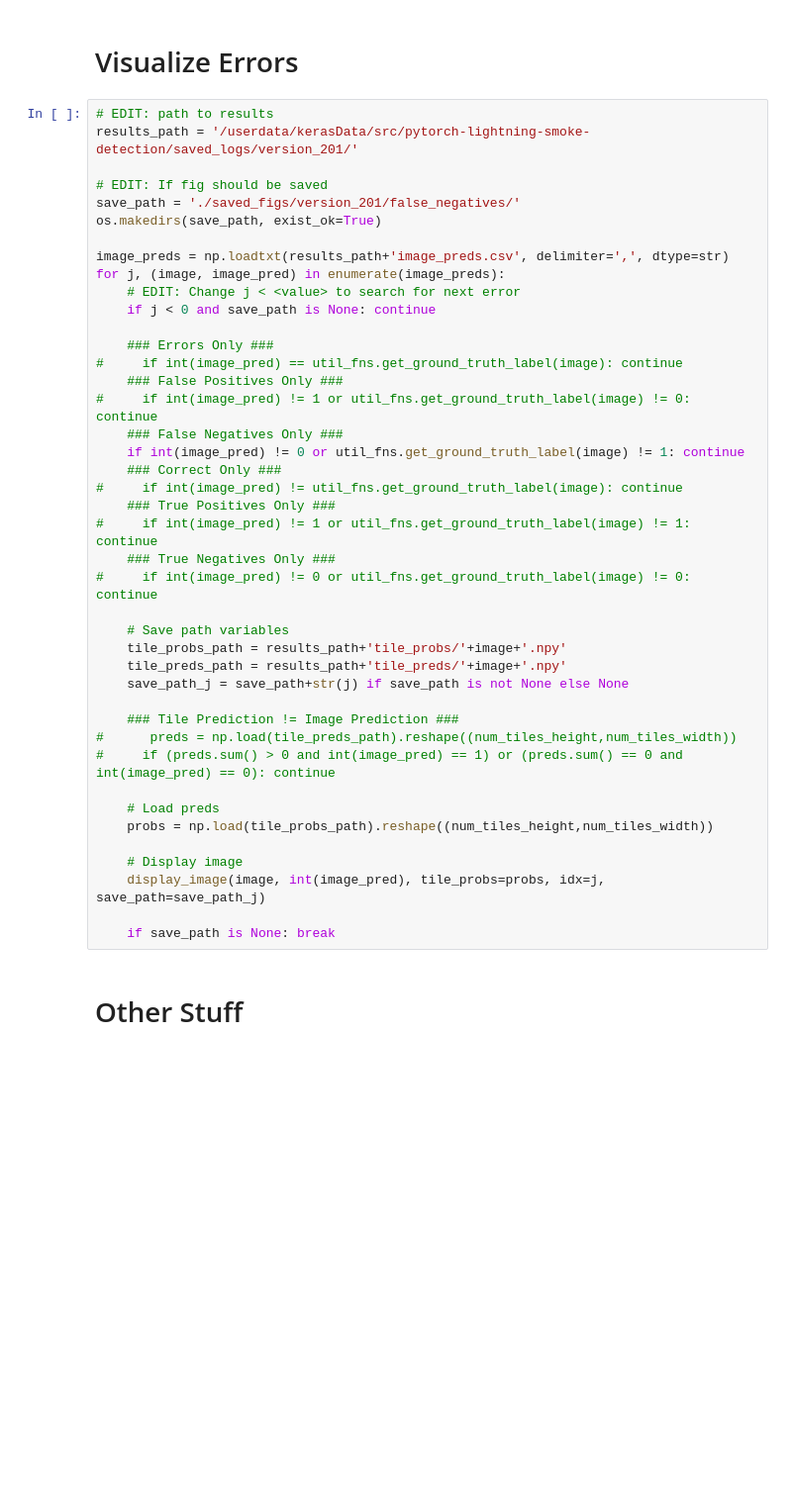
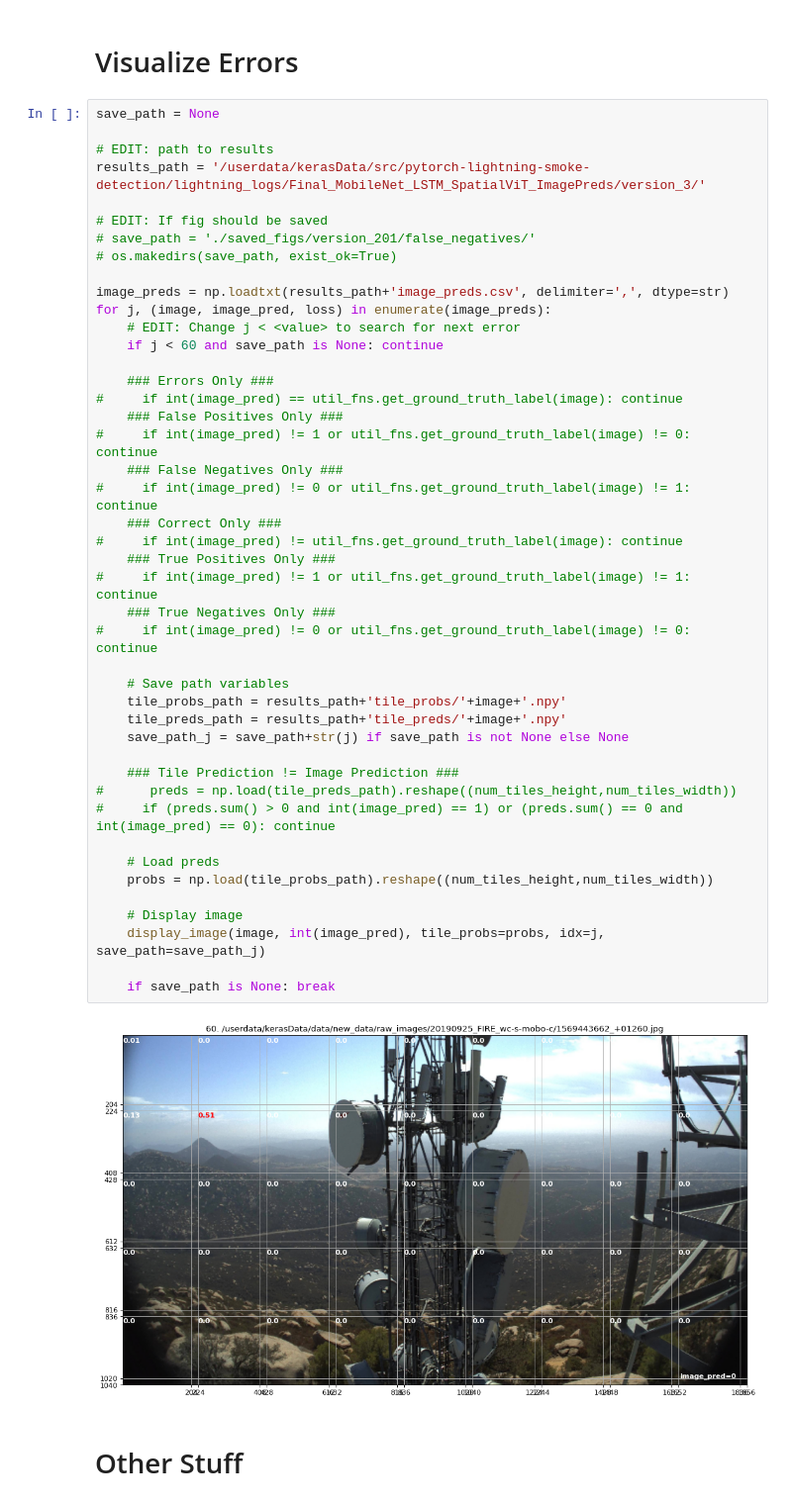
Before and after one commit to shreyasar2202/smoke-detection-smokeynet, a Jupyter notebook: visual_analysis.ipynb, the cells around one changed output. Shown at 99% size. Saved outputs shown, nothing was run; the diff lists cells and outputs as text; blank space fills up the shorter version.

```diff
--- a/visual_analysis.ipynb
+++ b/visual_analysis.ipynb
@@ -141,47 +141,51 @@ def display_raw_labels(filename):
 # %% [markdown]
 # Visualize Errors
 # %%
+save_path = None
+
 # EDIT: path to results
-results_path = '/userdata/kerasData/src/pytorch-lightning-smoke-detection/saved_logs/version_201/'
+results_path = '/userdata/kerasData/src/pytorch-lightning-smoke-detection/lightning_logs/Final_MobileNet_LSTM_SpatialViT_ImagePreds/version_3/'
 
 # EDIT: If fig should be saved
-save_path = './saved_figs/version_201/false_negatives/'
-os.makedirs(save_path, exist_ok=True)
+# save_path = './saved_figs/version_201/false_negatives/'
+# os.makedirs(save_path, exist_ok=True)
 
 image_preds = np.loadtxt(results_path+'image_preds.csv', delimiter=',', dtype=str)
-for j, (image, image_pred) in enumerate(image_preds):
+for j, (image, image_pred, loss) in enumerate(image_preds):
     # EDIT: Change j < <value> to search for next error
-    if j < 0 and save_path is None: continue
+    if j < 60 and save_path is None: continue
 
     ### Errors Only ###
 #     if int(image_pred) == util_fns.get_ground_truth_label(image): continue
     ### False Positives Only ###
 #     if int(image_pred) != 1 or util_fns.get_ground_truth_label(image) != 0: continue
     ### False Negatives Only ###
-    if int(image_pred) != 0 or util_fns.get_ground_truth_label(image) != 1: continue
+#     if int(image_pred) != 0 or util_fns.get_ground_truth_label(image) != 1: continue
     ### Correct Only ###
 #     if int(image_pred) != util_fns.get_ground_truth_label(image): continue
     ### True Positives Only ###
 #     if int(image_pred) != 1 or util_fns.get_ground_truth_label(image) != 1: continue
     ### True Negatives Only ###
 #     if int(image_pred) != 0 or util_fns.get_ground_truth_label(image) != 0: continue
 
     # Save path variables
     tile_probs_path = results_path+'tile_probs/'+image+'.npy'
     tile_preds_path = results_path+'tile_preds/'+image+'.npy'
     save_path_j = save_path+str(j) if save_path is not None else None
 
     ### Tile Prediction != Image Prediction ###
 #      preds = np.load(tile_preds_path).reshape((num_tiles_height,num_tiles_width))
 #     if (preds.sum() > 0 and int(image_pred) == 1) or (preds.sum() == 0 and int(image_pred) == 0): continue
 
     # Load preds
     probs = np.load(tile_probs_path).reshape((num_tiles_height,num_tiles_width))
 
     # Display image
     display_image(image, int(image_pred), tile_probs=probs, idx=j, save_path=save_path_j)
 
     if save_path is None: break
+# %% [output]
+[figure, added]
 # %% [markdown]
 # Other Stuff
 # %%
```
Also changed, not shown: parts of 1 cell of this notebook, 4 other files.
